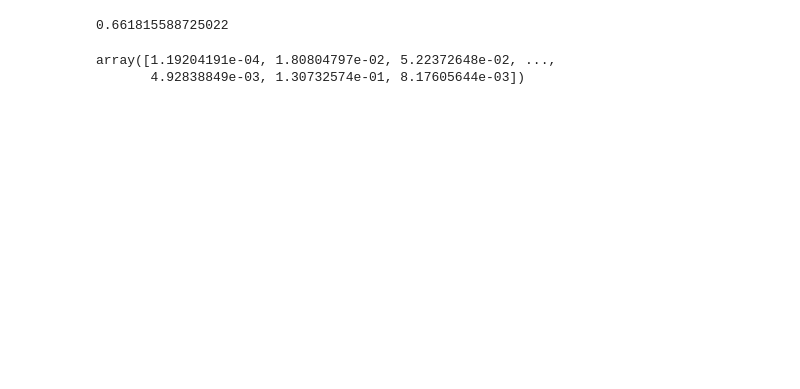
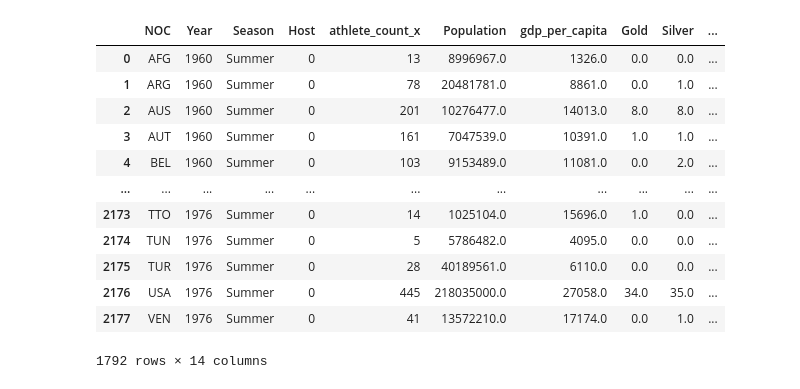
Before and after one commit to olympics2022/olympic_medal_analysis, a Jupyter notebook: Analysis/summer_ML_analysis.ipynb, the cells around one changed output. Saved outputs shown, nothing was run; the diff lists cells and outputs as text; code cells hidden in the pictures; blank space fills up the shorter version.

```diff
--- a/Analysis/summer_ML_analysis.ipynb
+++ b/Analysis/summer_ML_analysis.ipynb
@@ -110,12 +0,0 @@ y_pred = model.predict(X)
-# %%
-r2 = model.score(X, y)
-r2
-# %% [output]
-0.661815588725022
-# %%
-y_pred = model.predict(X)
-y_pred
-# print('Predicted response:', y_pred, sep='\n')
-# %% [output]
-array([1.19204191e-04, 1.80804797e-02, 5.22372648e-02, ...,
-       4.92838849e-03, 1.30732574e-01, 8.17605644e-03])
@@ -121,0 +8,21 @@ array([1.19204191e-04, 1.80804797e-02, 5.22372648e-02, ...,
+# %%
+# Load the dataset
+olympic_df = pd.read_csv('../Resources/Machine_Learning_datasetv2.csv')
+olympic_df = olympic_df.drop(['Unnamed: 0', 'athlete_count_y'], axis=1)
+olympic_df = olympic_df.rename(columns={'GDP per capita': 'gdp_per_capita'})
+summer_olympic_df = olympic_df[olympic_df['Season'] == 'Summer']
+summer_olympic_df
+# %% [output]
+|  | NOC | Year | Season | Host | athlete_count_x | Population | gdp_per_capita | Gold | Silver | ... |
+| 0 | AFG | 1960 | Summer | 0 | 13 | 8996967.0 | 1326.0 | 0.0 | 0.0 | ... |
+| 1 | ARG | 1960 | Summer | 0 | 78 | 20481781.0 | 8861.0 | 0.0 | 1.0 | ... |
+| 2 | AUS | 1960 | Summer | 0 | 201 | 10276477.0 | 14013.0 | 8.0 | 8.0 | ... |
+| 3 | AUT | 1960 | Summer | 0 | 161 | 7047539.0 | 10391.0 | 1.0 | 1.0 | ... |
+| 4 | BEL | 1960 | Summer | 0 | 103 | 9153489.0 | 11081.0 | 0.0 | 2.0 | ... |
+| ... | ... | ... | ... | ... | ... | ... | ... | ... | ... | ... |
+| 2173 | TTO | 1976 | Summer | 0 | 14 | 1025104.0 | 15696.0 | 1.0 | 0.0 | ... |
+| 2174 | TUN | 1976 | Summer | 0 | 5 | 5786482.0 | 4095.0 | 0.0 | 0.0 | ... |
+| 2175 | TUR | 1976 | Summer | 0 | 28 | 40189561.0 | 6110.0 | 0.0 | 0.0 | ... |
+| 2176 | USA | 1976 | Summer | 0 | 445 | 218035000.0 | 27058.0 | 34.0 | 35.0 | ... |
+| 2177 | VEN | 1976 | Summer | 0 | 41 | 13572210.0 | 17174.0 | 0.0 | 1.0 | ... |
+1792 rows × 14 columns
```
Also changed, not shown: parts of 37 cells of this notebook, 2 other files.
